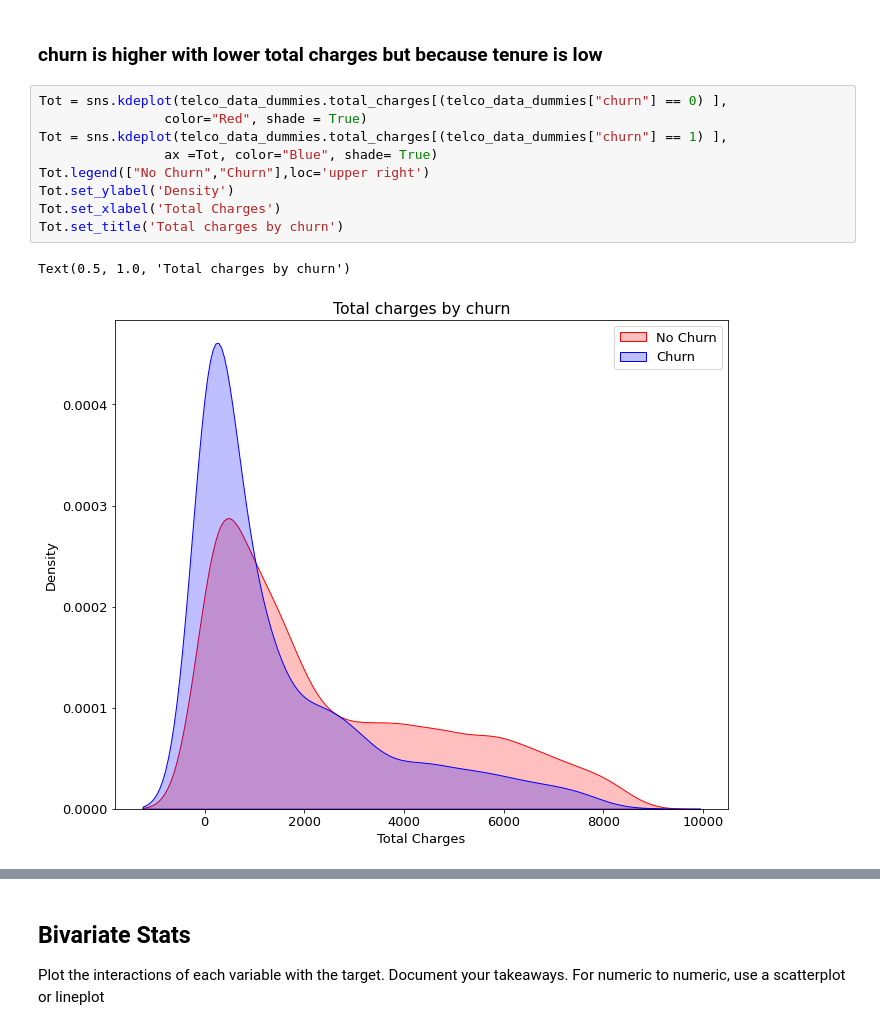
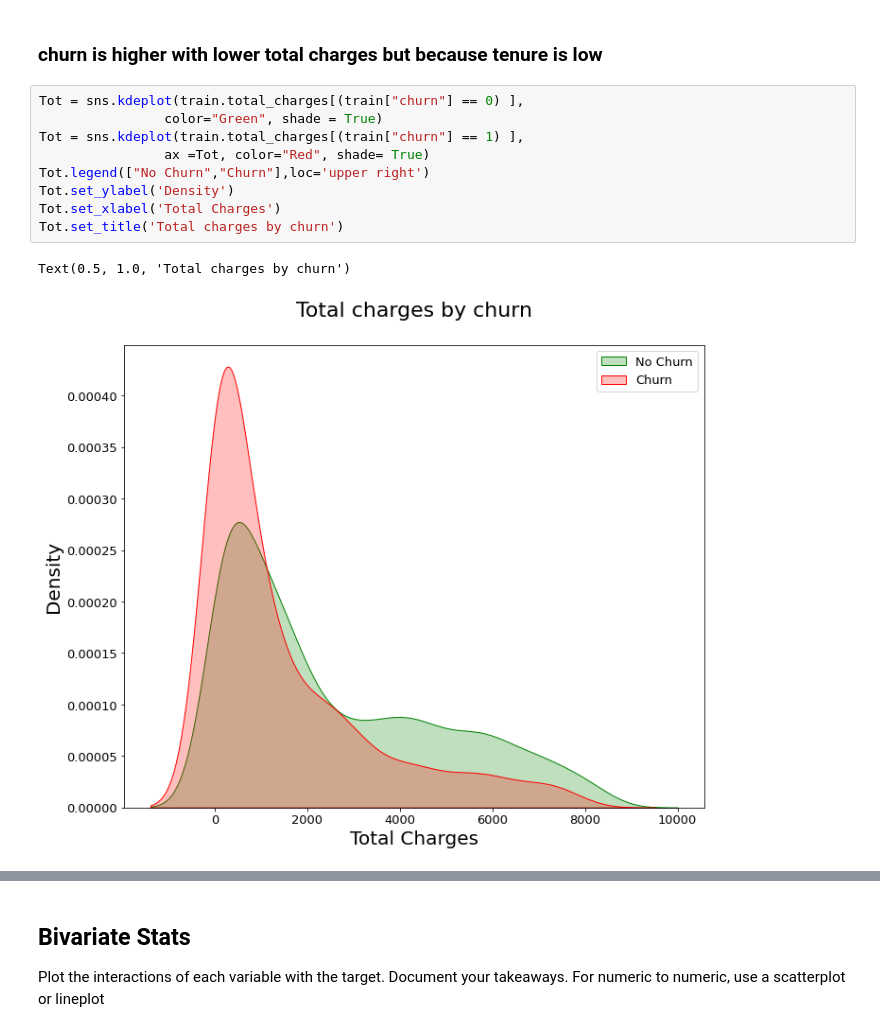
Before and after one commit to raycerna/telco-churn-analysis, a Jupyter notebook: telco_analysis.ipynb, the cells around one changed output, grey strips where cells are left out. Saved outputs shown, nothing was run; the diff lists cells and outputs as text.

```diff
--- a/telco_analysis.ipynb
+++ b/telco_analysis.ipynb
@@ -473,15 +516,15 @@ Text(0.5, 1.0, 'Monthly charges by churn')
 # %% [markdown]
 ### churn is higher with lower total charges but because tenure is low
 # %%
-Tot = sns.kdeplot(telco_data_dummies.total_charges[(telco_data_dummies["churn"] == 0) ],
-                color="Red", shade = True)
-Tot = sns.kdeplot(telco_data_dummies.total_charges[(telco_data_dummies["churn"] == 1) ],
-                ax =Tot, color="Blue", shade= True)
+Tot = sns.kdeplot(train.total_charges[(train["churn"] == 0) ],
+                color="Green", shade = True)
+Tot = sns.kdeplot(train.total_charges[(train["churn"] == 1) ],
+                ax =Tot, color="Red", shade= True)
 Tot.legend(["No Churn","Churn"],loc='upper right')
 Tot.set_ylabel('Density')
 Tot.set_xlabel('Total Charges')
 Tot.set_title('Total charges by churn')
 # %% [output]
 Text(0.5, 1.0, 'Total charges by churn')
-[figure, old version]
+[figure, new version]
 # %% [markdown]
```
Also changed, not shown: parts of 65 cells of this notebook.
